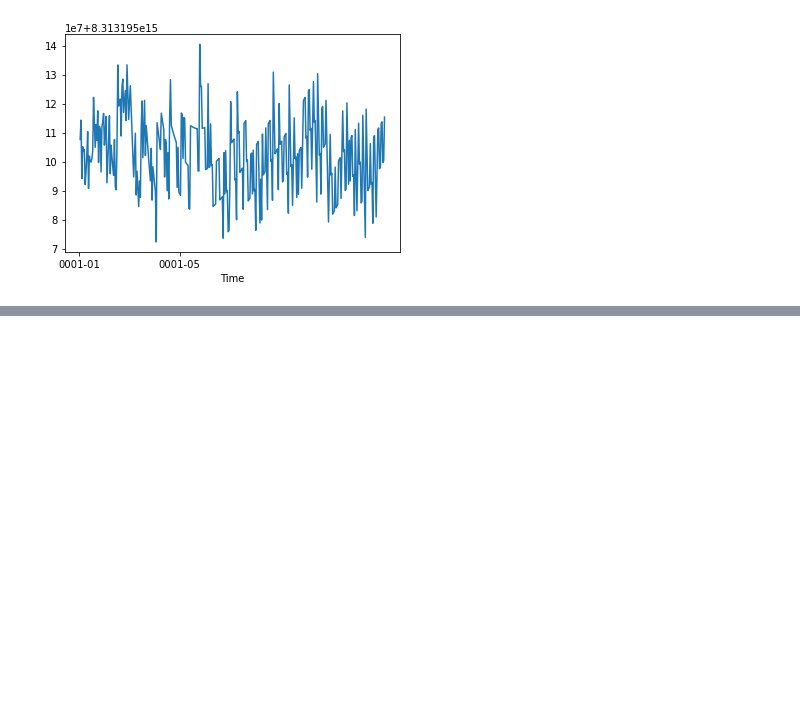
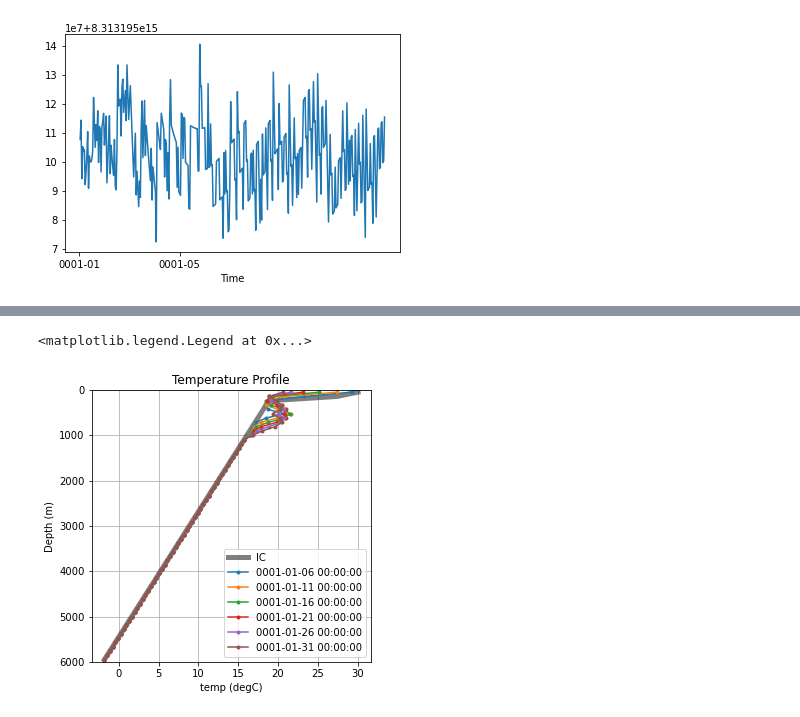
Before and after one commit to fdf2002/MOM6-examples, a Jupyter notebook: ocean_only/otec1d/test.ipynb, the cells around one changed output, grey strips where cells are left out. Drawn from its saved outputs; the diff is of its cells as text; code cells hidden in the pictures; blank space fills up the shorter version.

```diff
--- a/ocean_only/otec1d/test.ipynb
+++ b/ocean_only/otec1d/test.ipynb
@@ -93,0 +99,16 @@ plt.xlim(15, 30)
+# %%
+plt.figure(figsize=(5,5))
+
+ini['Temp'].mean(['lath', 'lonh']).plot(y='Layer', color='k', lw=5., alpha=0.5, label="IC")
+for t in ds['Time']:
+    ds['temp'].sel(Time=t).mean(['xh', 'yh']).plot(y='zl', marker=".", label=t.to_masked_array())
+plt.grid(True)
+
+plt.ylim(6000, 0)
+plt.title("Temperature Profile")
+plt.ylabel("Depth (m)")
+plt.xlabel("temp (degC)")
+plt.legend()
+# %% [output]
+<matplotlib.legend.Legend at 0x...>
+[figure, added]
```
Also changed, not shown: parts of 2 cells of this notebook, 5 other files.
